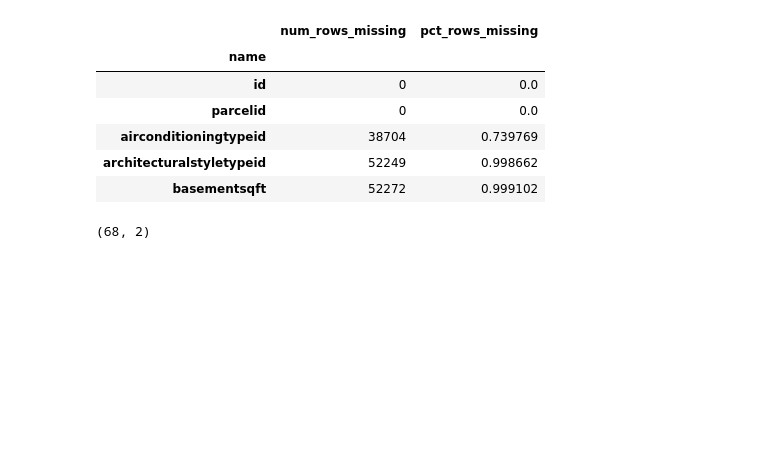
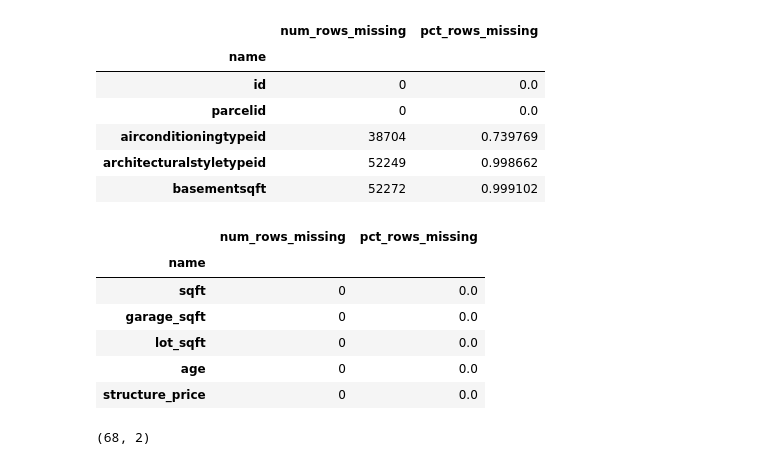
Before and after one commit to jcrosenberger/clustering-exercises, a Jupyter notebook: wrangle_exercise.ipynb, the cells around one changed output. Drawn from its saved outputs; the diff is of its cells as text; code cells hidden in the pictures; blank space fills up the shorter version.

```diff
--- a/wrangle_exercise.ipynb
+++ b/wrangle_exercise.ipynb
@@ -176,6 +174,17 @@ null_df.head()
 | airconditioningtypeid | 38704 | 0.739769 |
 | architecturalstyletypeid | 52249 | 0.998662 |
 | basementsqft | 52272 | 0.999102 |
+# %%
+null_df = null_counter(df)
+null_df.head()
+# %% [output]
+|  | num_rows_missing | pct_rows_missing |
+| name |  |  |
+| sqft | 0 | 0.0 |
+| garage_sqft | 0 | 0.0 |
+| lot_sqft | 0 | 0.0 |
+| age | 0 | 0.0 |
+| structure_price | 0 | 0.0 |
 # %%
 #Check the shape to make sure I capture all columns
 null_df.shape
```
Also changed, not shown: parts of 4 cells of this notebook, 2 other files.
